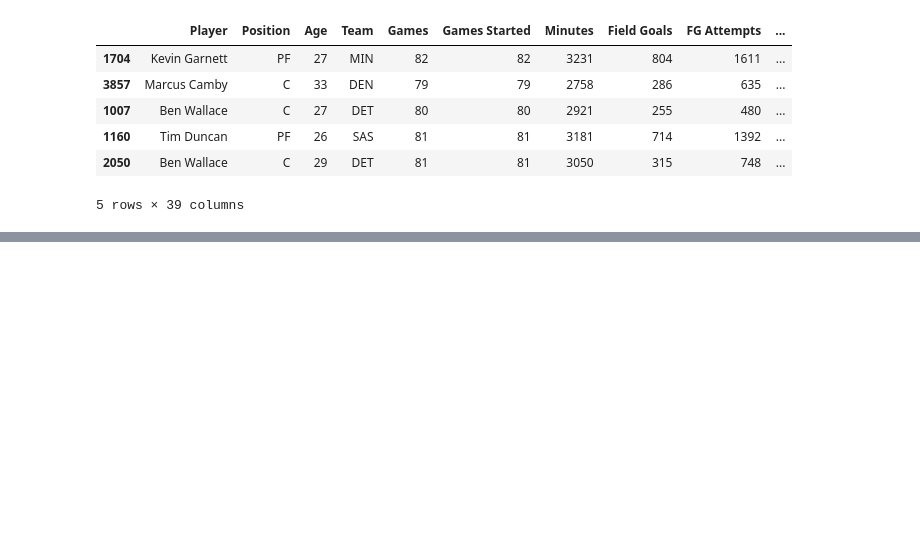
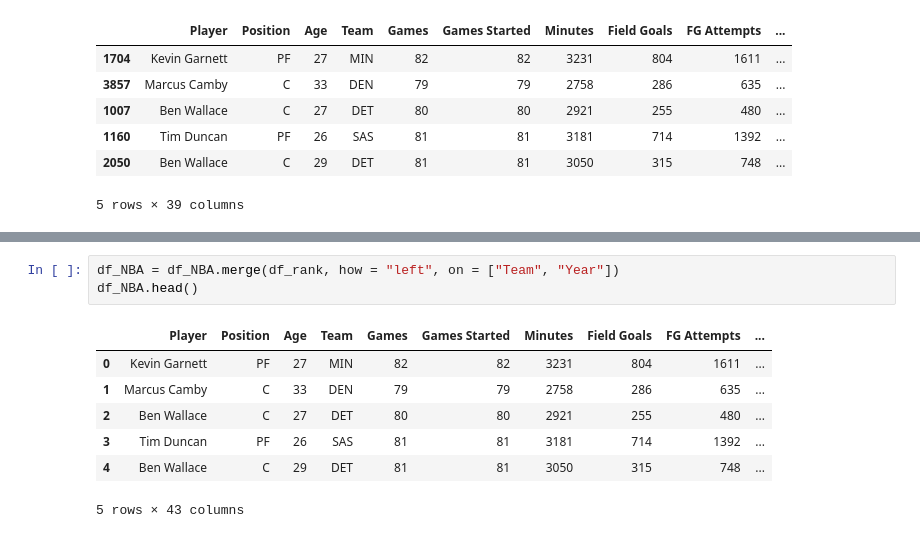
Before and after one commit to chas3stockwell/College-Basketball-Success, a Jupyter notebook: Tutorial Notebook - Extrapolating Success from Basketball Players using On-Court Data 2000-2019-checkpoint.ipynb, the cells around one changed output, grey strips where cells are left out. Drawn from its saved outputs; the diff is of its cells as text; blank space fills up the shorter version.

```diff
--- a/Tutorial Notebook - Extrapolating Success from Basketball Players using On-Court Data 2000-2019-checkpoint.ipynb
+++ b/Tutorial Notebook - Extrapolating Success from Basketball Players using On-Court Data 2000-2019-checkpoint.ipynb
@@ -423,0 +504,11 @@ std_wtscores
+# %%
+df_NBA = df_NBA.merge(df_rank, how = "left", on = ["Team", "Year"])
+df_NBA.head()
+# %% [output]
+|  | Player | Position | Age | Team | Games | Games Started | Minutes | Field Goals | FG Attempts | ... |
+| 0 | Kevin Garnett | PF | 27 | MIN | 82 | 82 | 3231 | 804 | 1611 | ... |
+| 1 | Marcus Camby | C | 33 | DEN | 79 | 79 | 2758 | 286 | 635 | ... |
+| 2 | Ben Wallace | C | 27 | DET | 80 | 80 | 2921 | 255 | 480 | ... |
+| 3 | Tim Duncan | PF | 26 | SAS | 81 | 81 | 3181 | 714 | 1392 | ... |
+| 4 | Ben Wallace | C | 29 | DET | 81 | 81 | 3050 | 315 | 748 | ... |
+5 rows × 43 columns
```
Also changed, not shown: parts of 7 cells of this notebook, 3 other files.
